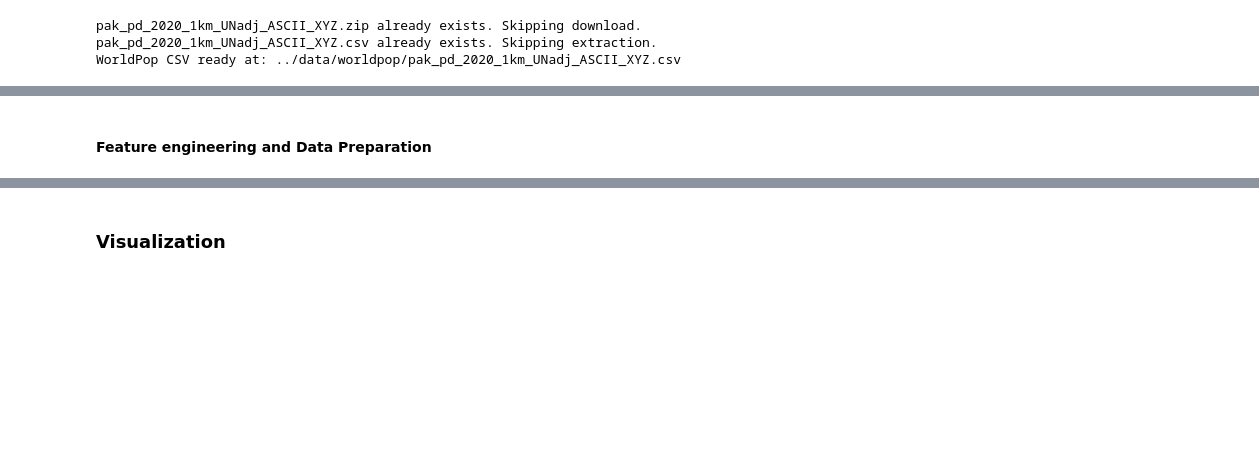
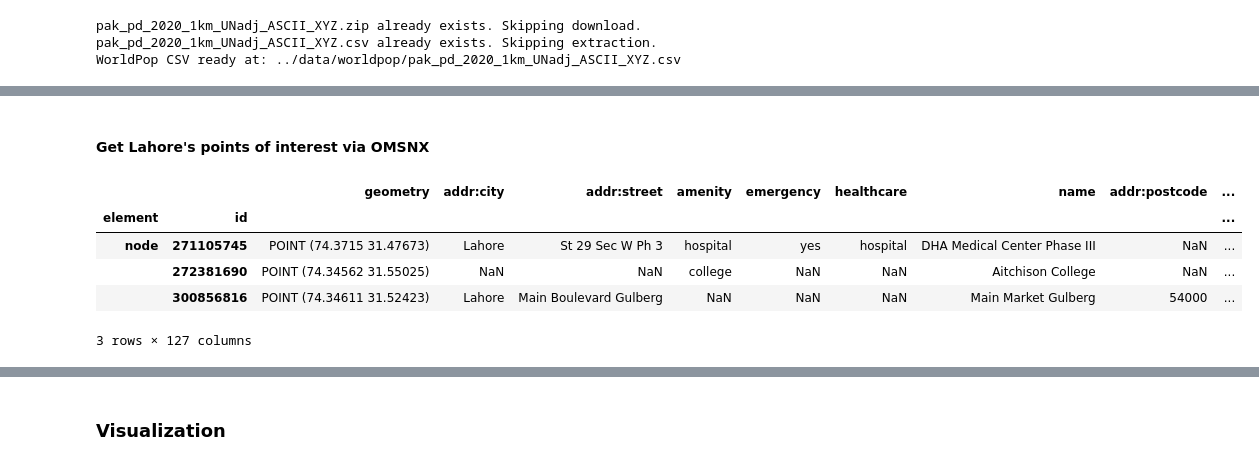
Before and after one commit to masroof-maindak/naqsha-e-safar, a Jupyter notebook: src/preprocessing.ipynb, the cells around one changed output, grey strips where cells are left out. Cells and saved outputs as stored; diff of their text form; code cells hidden in the pictures; blank space fills up the shorter version.

```diff
--- a/src/preprocessing.ipynb
+++ b/src/preprocessing.ipynb
@@ -22,3 +20,30 @@ os.makedirs(OUTPUT_DIR, exist_ok=True)
+# %%
+LHR_NAME_STR = "Lahore District, Pakistan"
+LHR_LAT = 31.456845
+LHR_LON = 74.407836
+
+CITYLINES_SRCS = [
+    (
+        "https://www.citylines.co/api/lahore/raw_source/sections",
+        "lahore_sections.geojson",
+    ),
+    (
+        "https://www.citylines.co/api/lahore/raw_source/stations",
+        "lahore_stations.geojson",
+    ),
+    (
+        "https://www.citylines.co/api/data/lahore/lines_systems_and_modes",
+        "lahore_lines_systems_and_modes.json",
+    ),
+]
+
+OSMNX_DATA_DIR = "../data/osmnx"
+SPEEDO_DATA_DIR = "../data/speedo"
+CITYLINES_DATA_DIR = "../data/citylines"
+
+os.makedirs(OSMNX_DATA_DIR, exist_ok=True)
+os.makedirs(SPEEDO_DATA_DIR, exist_ok=True)
+os.makedirs(CITYLINES_DATA_DIR, exist_ok=True)
 # %% [markdown]
 ## Worlpop Data Preparation
 # %%
@@ -126,11 +156,20 @@ UTM CRS: EPSG:32643
+# %% [markdown]
+#### Get Lahore's points of interest via OMSNX
 # %%
 pois = ox.features_from_place(
-    lahore_str,
+    LHR_NAME_STR,
     {
         "amenity": ["hospital", "university", "college"],
         "shop": ["supermarket", "mall"],
         "building": ["retail", "commercial"],
     },
 )
+
+pois.head(3)
+# %% [output]
+|  |  | geometry | addr:city | addr:street | amenity | emergency | healthcare | name | addr:postcode | ... |
+| element | id |  |  |  |  |  |  |  |  | ... |
+| node | 271105745 | POINT (74.3715 31.47673) | Lahore | St 29 Sec W Ph 3 | hospital | yes | hospital | DHA Medical Center Phase III | NaN | ... |
+|  | 272381690 | POINT (74.34562 31.55025) | NaN | NaN | college | NaN | NaN | Aitchison College | NaN | ... |
+|  | 300856816 | POINT (74.34611 31.52423) | Lahore | Main Boulevard Gulberg | NaN | NaN | NaN | Main Market Gulberg | 54000 | ... |
+3 rows × 127 columns
-# %% [markdown]
-#### Feature engineering and Data Preparation
```
Also changed, not shown: parts of 28 cells of this notebook.
